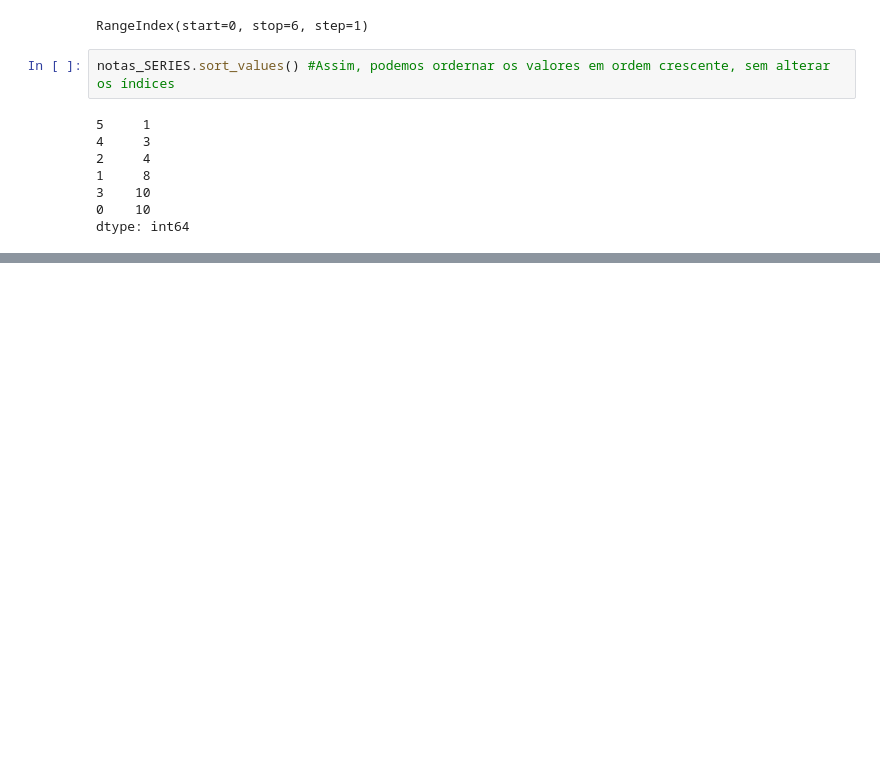
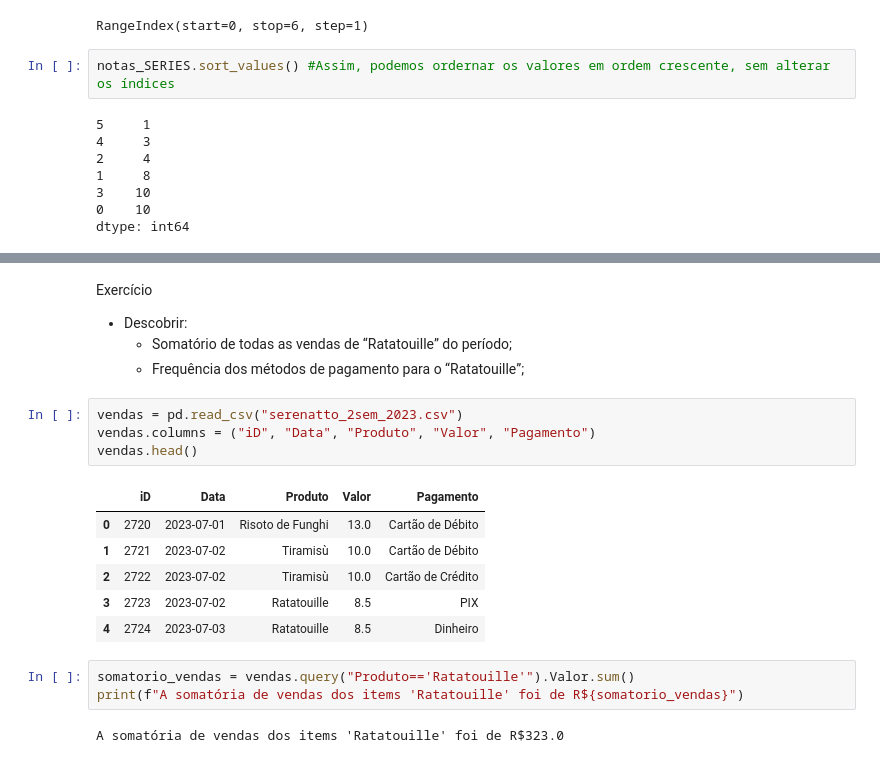
Before and after one commit to KauanAltino/DataScience_ALURA, a Jupyter notebook: DataScience_PARTE1.ipynb, the cells around one changed output, grey strips where cells are left out. Saved outputs shown, nothing was run; the diff lists cells and outputs as text; blank space fills up the shorter version.

```diff
--- a/DataScience_PARTE1.ipynb
+++ b/DataScience_PARTE1.ipynb
@@ -142,0 +187,21 @@ dtype: int64
+# %% [markdown]
+Exercício
+- Descobrir:
+    - Somatório de todas as vendas de “Ratatouille” do período;
+    - Frequência dos métodos de pagamento para o “Ratatouille”;
+# %%
+vendas = pd.read_csv("serenatto_2sem_2023.csv")
+vendas.columns = ("iD", "Data", "Produto", "Valor", "Pagamento")
+vendas.head()
+# %% [output]
+|  | iD | Data | Produto | Valor | Pagamento |
+| 0 | 2720 | 2023-07-01 | Risoto de Funghi | 13.0 | Cartão de Débito |
+| 1 | 2721 | 2023-07-02 | Tiramisù | 10.0 | Cartão de Débito |
+| 2 | 2722 | 2023-07-02 | Tiramisù | 10.0 | Cartão de Crédito |
+| 3 | 2723 | 2023-07-02 | Ratatouille | 8.5 | PIX |
+| 4 | 2724 | 2023-07-03 | Ratatouille | 8.5 | Dinheiro |
+# %%
+somatorio_vendas = vendas.query("Produto=='Ratatouille'").Valor.sum()
+print(f"A somatória de vendas dos items 'Ratatouille' foi de R${somatorio_vendas}")
+# %% [output]
+A somatória de vendas dos items 'Ratatouille' foi de R$323.0
```
Also changed, not shown: parts of 8 cells of this notebook, 1 other file.
